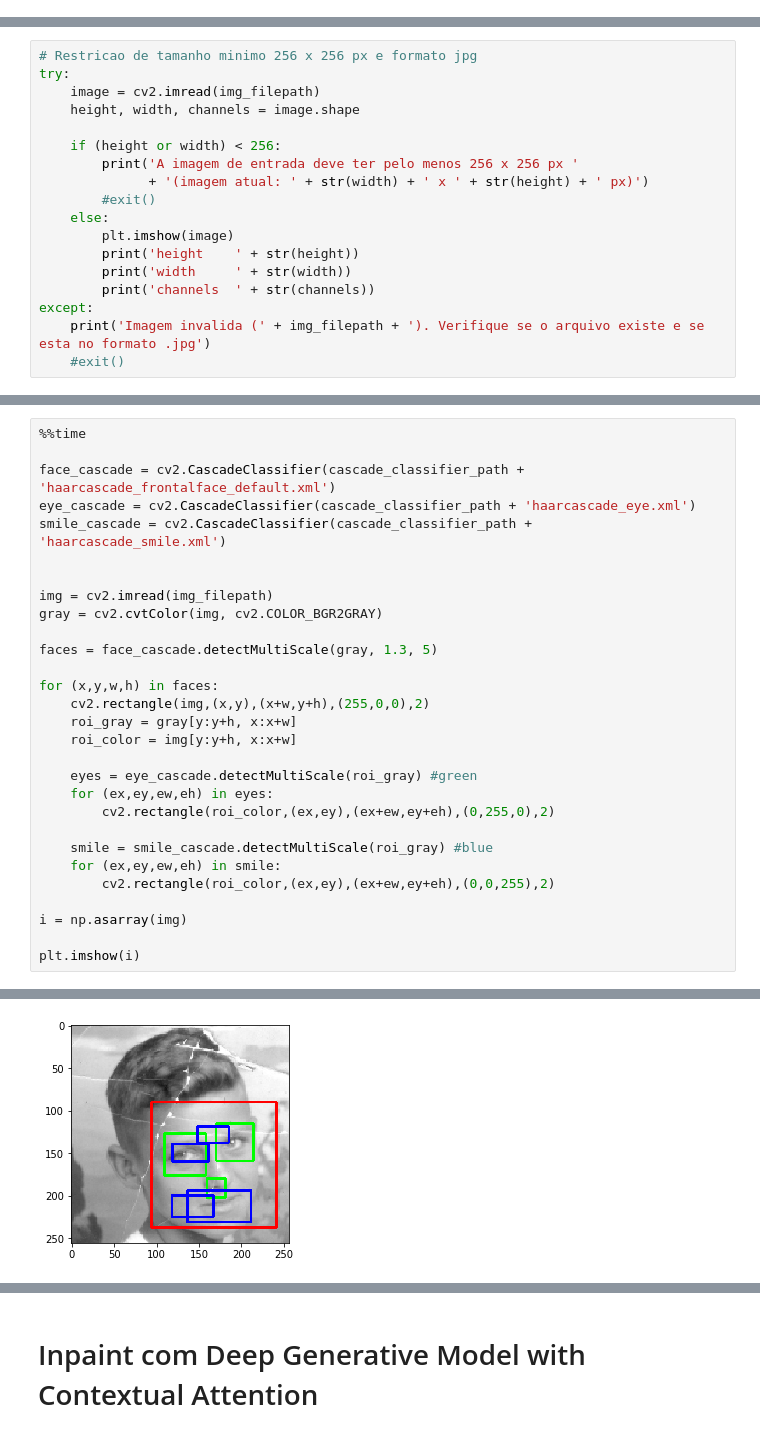
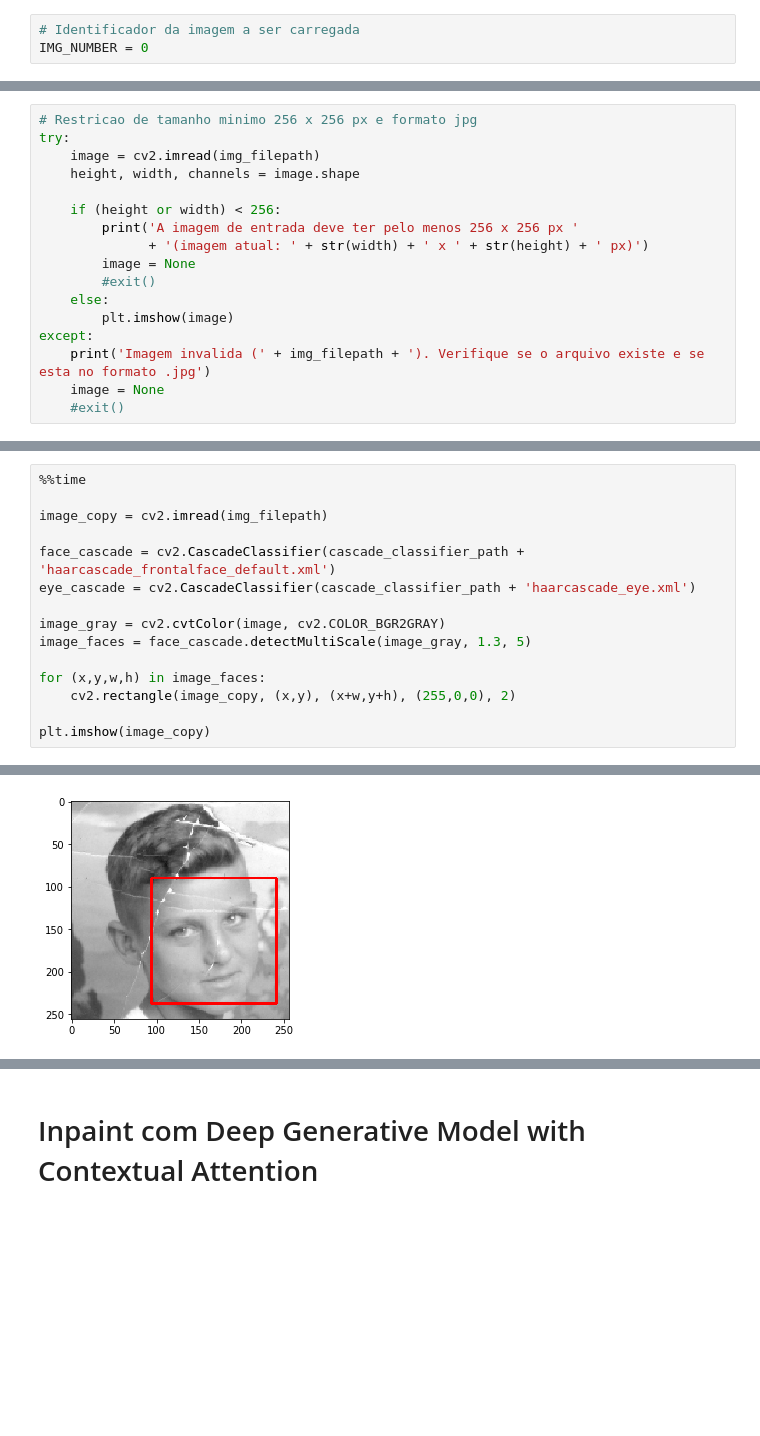
Before and after one commit to izabel-ferrari/projeto-formatura-poli, a Jupyter notebook: Inpaint.ipynb, the cells around one changed output, grey strips where cells are left out. Saved outputs shown, nothing was run; the diff lists cells and outputs as text; blank space fills up the shorter version.

```diff
--- a/Inpaint.ipynb
+++ b/Inpaint.ipynb
@@ -1 +1,4 @@
+# %%
+# Identificador da imagem a ser carregada
+IMG_NUMBER = 0
 # %%
@@ -50,13 +52,12 @@ try:
     if (height or width) < 256:
         print('A imagem de entrada deve ter pelo menos 256 x 256 px '
               + '(imagem atual: ' + str(width) + ' x ' + str(height) + ' px)')
+        image = None
         #exit()
     else:
         plt.imshow(image)
-        print('height    ' + str(height))
-        print('width     ' + str(width))
-        print('channels  ' + str(channels))
 except:
     print('Imagem invalida (' + img_filepath + '). Verifique se o arquivo existe e se esta no formato .jpg')
+    image = None
     #exit()
 # %% [output]
@@ -69,30 +67,16 @@ channels  3
 # %%
 %%time
 
+image_copy = cv2.imread(img_filepath)
+
 face_cascade = cv2.CascadeClassifier(cascade_classifier_path + 'haarcascade_frontalface_default.xml')
 eye_cascade = cv2.CascadeClassifier(cascade_classifier_path + 'haarcascade_eye.xml')
-smile_cascade = cv2.CascadeClassifier(cascade_classifier_path + 'haarcascade_smile.xml')
 
+image_gray = cv2.cvtColor(image, cv2.COLOR_BGR2GRAY)
+image_faces = face_cascade.detectMultiScale(image_gray, 1.3, 5)
 
-img = cv2.imread(img_filepath)
-gray = cv2.cvtColor(img, cv2.COLOR_BGR2GRAY)
+for (x,y,w,h) in image_faces:
+    cv2.rectangle(image_copy, (x,y), (x+w,y+h), (255,0,0), 2)
 
-faces = face_cascade.detectMultiScale(gray, 1.3, 5)
-
-for (x,y,w,h) in faces:
-    cv2.rectangle(img,(x,y),(x+w,y+h),(255,0,0),2)
-    roi_gray = gray[y:y+h, x:x+w]
-    roi_color = img[y:y+h, x:x+w]
-
-    eyes = eye_cascade.detectMultiScale(roi_gray) #green
-    for (ex,ey,ew,eh) in eyes:
-        cv2.rectangle(roi_color,(ex,ey),(ex+ew,ey+eh),(0,255,0),2)
-
-    smile = smile_cascade.detectMultiScale(roi_gray) #blue
-    for (ex,ey,ew,eh) in smile:
-        cv2.rectangle(roi_color,(ex,ey),(ex+ew,ey+eh),(0,0,255),2)
-
-i = np.asarray(img)
-
-plt.imshow(i)
+plt.imshow(image_copy)
 # %% [output]
@@ -101 +85 @@ Wall time: 81.2 ms
-[figure, old version]
+[figure, new version]
```
Also changed, not shown: parts of 14 cells of this notebook.
